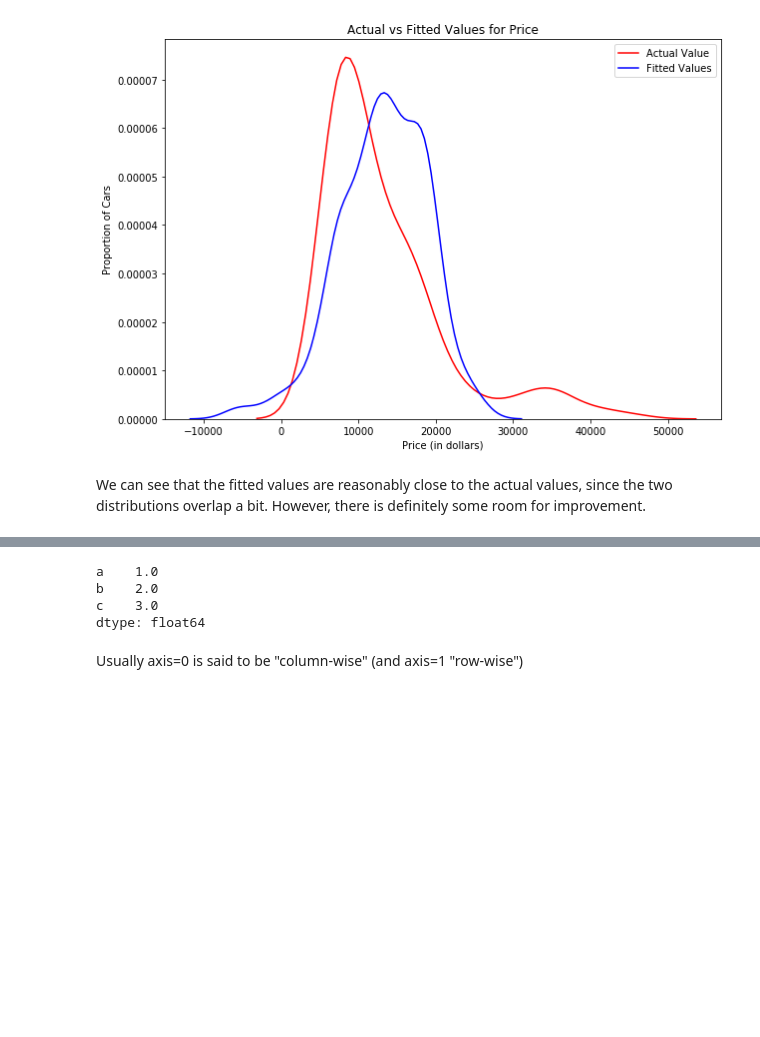
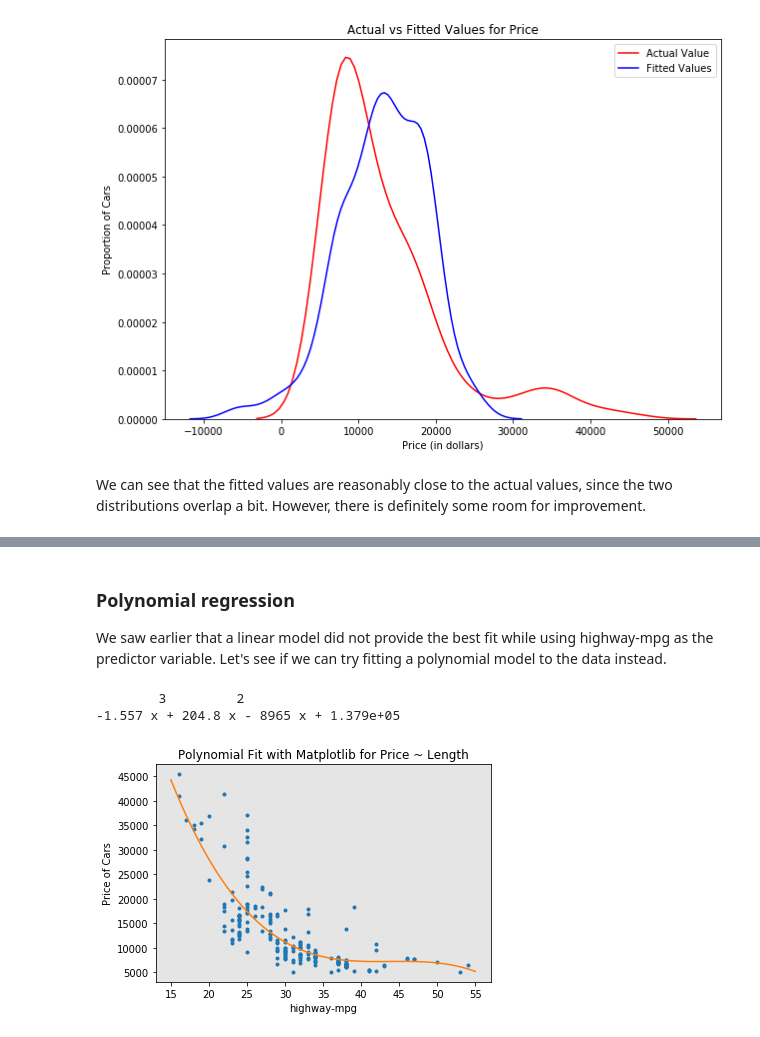
Before and after one commit to hahafael/IBM-s_data_science_course, a Jupyter notebook: wrapping_up_on_the_automobile_dataset.ipynb, the cells around one changed output, grey strips where cells are left out. Cells and saved outputs as stored; diff of their text form; code cells hidden in the pictures; blank space fills up the shorter version.

Commit message:
model evaluation and decision making

```diff
--- a/wrapping_up_on_the_automobile_dataset.ipynb
+++ b/wrapping_up_on_the_automobile_dataset.ipynb
@@ -998,9 +980,36 @@ dtype: float64
-# %%
-axis_test.mean(axis = 0) # over the columns ie labels
-# %% [output]
-a    1.0
-b    2.0
-c    3.0
-dtype: float64
-# %% [markdown]
-Usually axis=0 is said to be "column-wise" (and axis=1 "row-wise")
+# %% [markdown]
+### Polynomial regression
+
+We saw earlier that a linear model did not provide the best fit while using highway-mpg as the predictor variable. Let's see if we can try fitting a polynomial model to the data instead.
+# %%
+# auxiliar function to plot de polinomy
+def PlotPolly(model, independent_variable, dependent_variabble, Name):
+    x_new = np.linspace(15, 55, 100)
+    y_new = model(x_new)
+
+    plt.plot(independent_variable, dependent_variabble, '.', x_new, y_new, '-')
+    plt.title('Polynomial Fit with Matplotlib for Price ~ Length')
+    ax = plt.gca()
+    ax.set_facecolor((0.898, 0.898, 0.898))
+    fig = plt.gcf()
+    plt.xlabel(Name)
+    plt.ylabel('Price of Cars')
+
+    plt.show()
+    plt.close()
+# %%
+x = df['highway-mpg']
+y = df['price']
+
+#fitting the data and display the resutling polymial (cubic):
+
+f = np.polyfit(x, y, 3)
+p = np.poly1d(f)
+print(p)
+# %% [output]
+        3         2
+-1.557 x + 204.8 x - 8965 x + 1.379e+05
+# %%
+PlotPolly(p,x,y,'highway-mpg')
+# %% [output]
+[figure, added]
```
Also changed, not shown: parts of 41 cells of this notebook.
